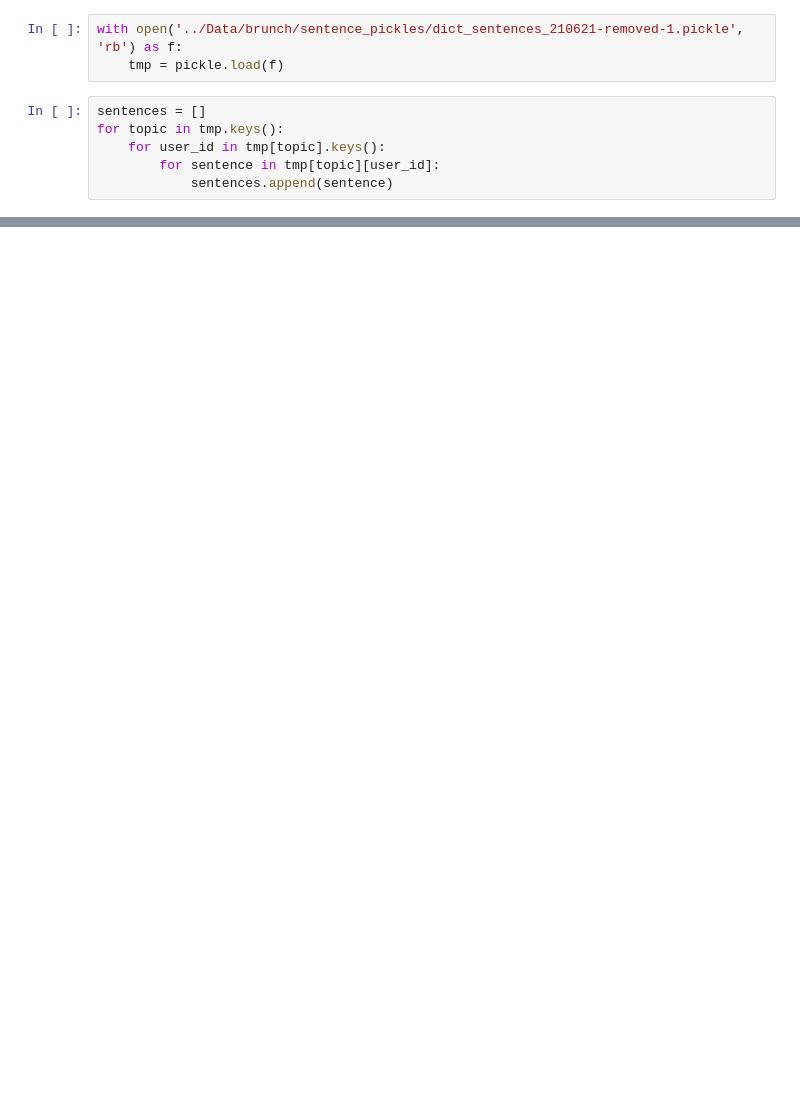
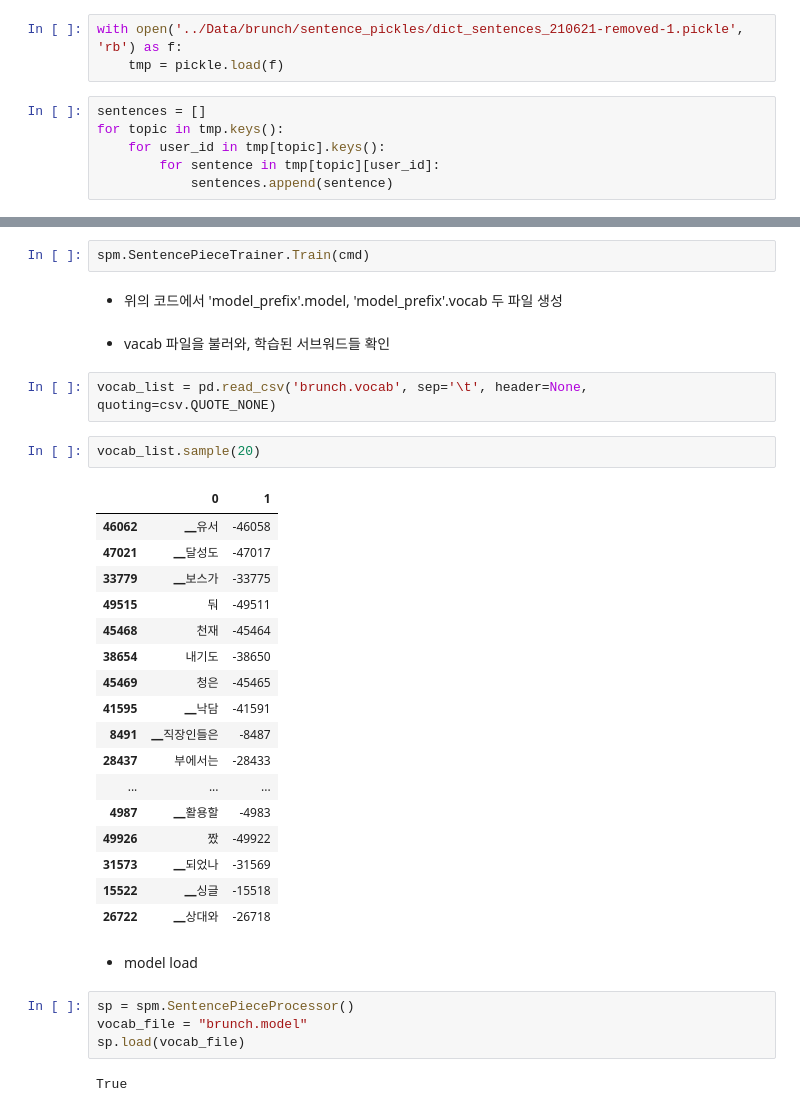
Before and after one commit to kayjayk/NLP, a Jupyter notebook: tokenization/sentencepiece-practice.ipynb, the cells around one changed output, grey strips where cells are left out. Saved outputs shown, nothing was run; the diff lists cells and outputs as text; blank space fills up the shorter version.

```diff
--- a/tokenization/sentencepiece-practice.ipynb
+++ b/tokenization/sentencepiece-practice.ipynb
@@ -50,0 +69,36 @@ b
+# %%
+spm.SentencePieceTrainer.Train(cmd)
+# %% [markdown]
+* 위의 코드에서 'model_prefix'.model, 'model_prefix'.vocab 두 파일 생성
+# %% [markdown]
+* vacab 파일을 불러와, 학습된 서브워드들 확인
+# %%
+vocab_list = pd.read_csv('brunch.vocab', sep='\t', header=None, quoting=csv.QUOTE_NONE)
+# %%
+vocab_list.sample(20)
+# %% [output]
+|  | 0 | 1 |
+| 46062 | ▁유서 | -46058 |
+| 47021 | ▁달성도 | -47017 |
+| 33779 | ▁보스가 | -33775 |
+| 49515 | 둬 | -49511 |
+| 45468 | 천재 | -45464 |
+| 38654 | 내기도 | -38650 |
+| 45469 | 청은 | -45465 |
+| 41595 | ▁낙담 | -41591 |
+| 8491 | ▁직장인들은 | -8487 |
+| 28437 | 부에서는 | -28433 |
+| ... | ... | ... |
+| 4987 | ▁활용할 | -4983 |
+| 49926 | 짰 | -49922 |
+| 31573 | ▁되었나 | -31569 |
+| 15522 | ▁싱글 | -15518 |
+| 26722 | ▁상대와 | -26718 |
+# %% [markdown]
+* model load
+# %%
+sp = spm.SentencePieceProcessor()
+vocab_file = "brunch.model"
+sp.load(vocab_file)
+# %% [output]
+True
```
Also changed, not shown: parts of 42 cells of this notebook, 5 other files.
